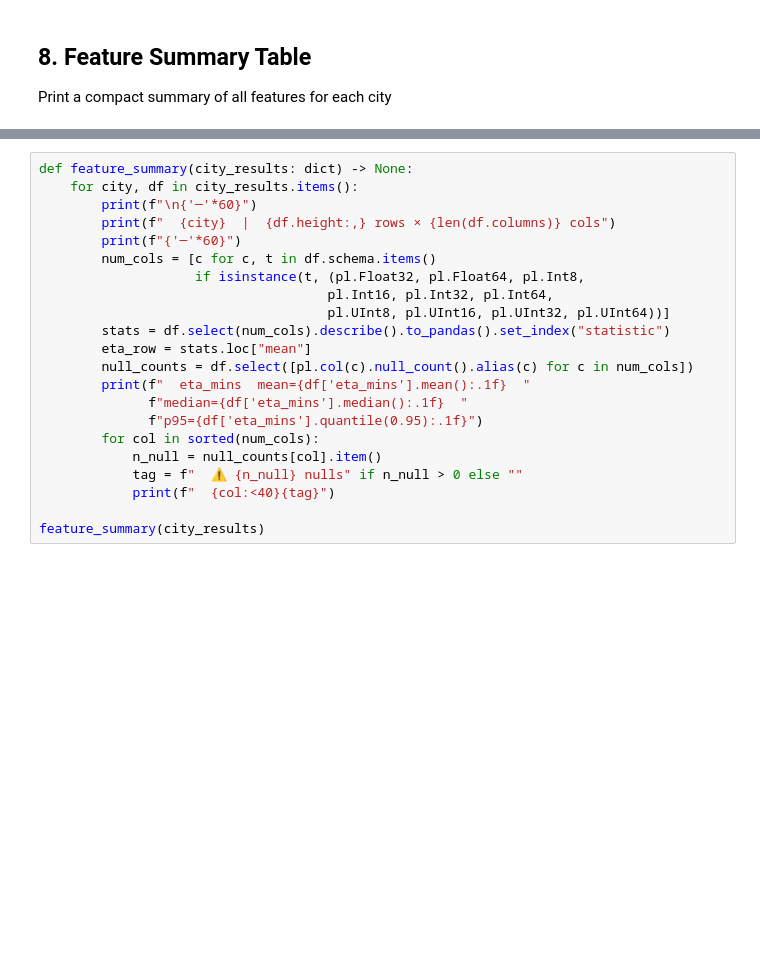
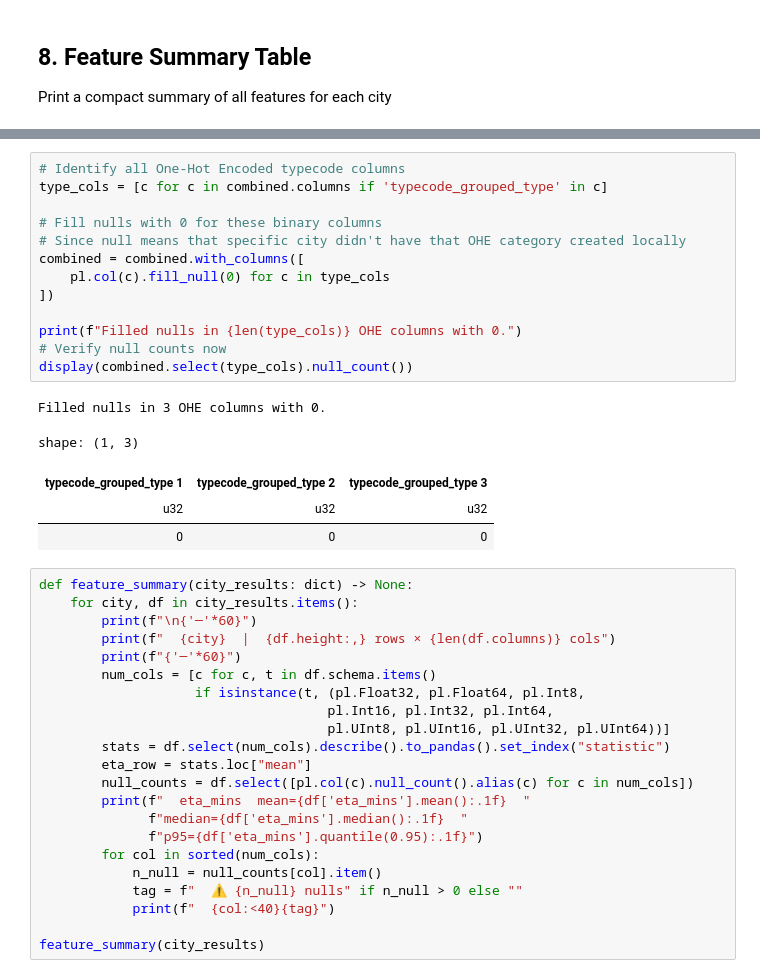
Before and after one commit to aymuos/starship, a Jupyter notebook: fundamental_EDA/fc_all_city_ICP.ipynb, the cells around one changed output, grey strips where cells are left out. Drawn from its saved outputs; the diff is of its cells as text; blank space fills up the shorter version.

```diff
--- a/fundamental_EDA/fc_all_city_ICP.ipynb
+++ b/fundamental_EDA/fc_all_city_ICP.ipynb
@@ -1542,6 +1544,25 @@ Shanghai nulls after fill: shape: (1, 3)
 ╞════════╪════════╪═════════════╡
 │ 0      ┆ 0      ┆ 0           │
 └────────┴────────┴─────────────┘
+# %%
+# Identify all One-Hot Encoded typecode columns
+type_cols = [c for c in combined.columns if 'typecode_grouped_type' in c]
+
+# Fill nulls with 0 for these binary columns
+# Since null means that specific city didn't have that OHE category created locally
+combined = combined.with_columns([
+    pl.col(c).fill_null(0) for c in type_cols
+])
+
+print(f"Filled nulls in {len(type_cols)} OHE columns with 0.")
+# Verify null counts now
+display(combined.select(type_cols).null_count())
+# %% [output]
+Filled nulls in 3 OHE columns with 0.
+shape: (1, 3)
+| typecode_grouped_type 1 | typecode_grouped_type 2 | typecode_grouped_type 3 |
+| u32 | u32 | u32 |
+| 0 | 0 | 0 |
 # %%
 def feature_summary(city_results: dict) -> None:
     for city, df in city_results.items():
```
Also changed, not shown: parts of 17 cells of this notebook.
